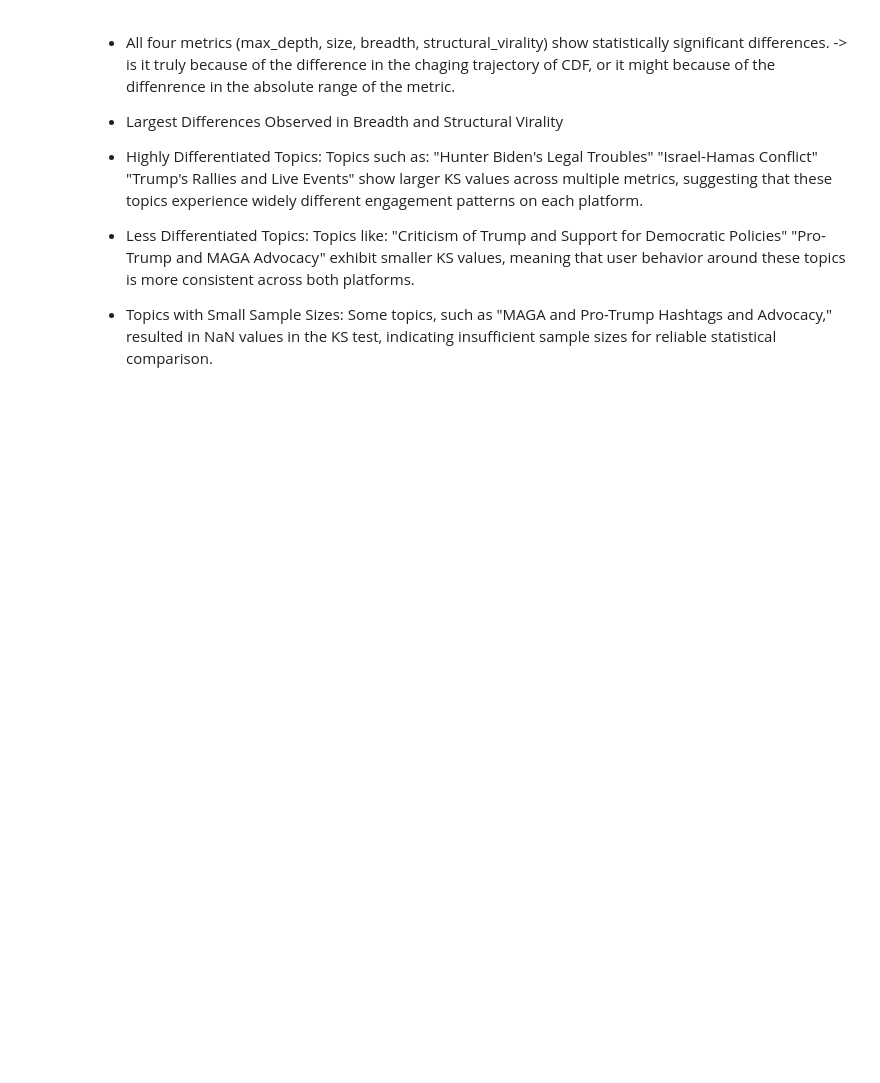
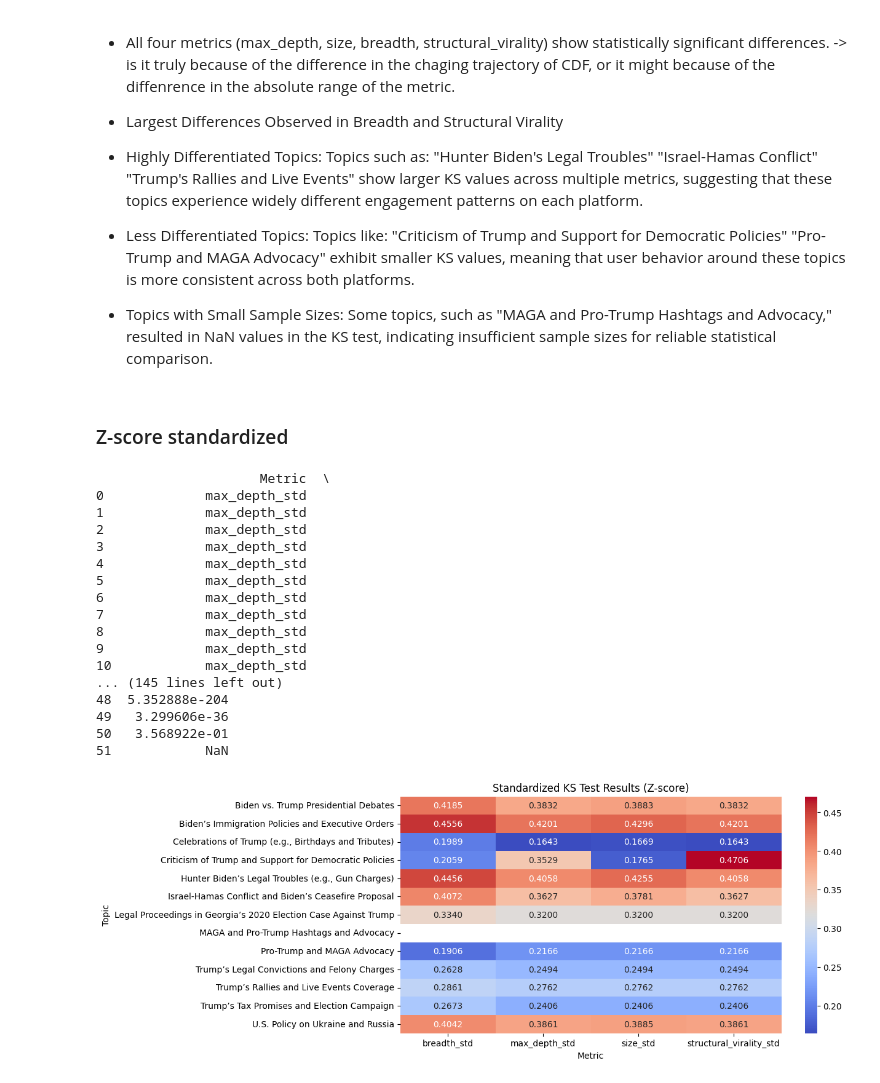
Before and after one commit to LiMaoUM/information-diffusion, a Jupyter notebook: src/reply_comparison_chen.ipynb, the cells around one changed output. Drawn from its saved outputs; the diff is of its cells as text; code cells hidden in the pictures; blank space fills up the shorter version.

Commit message:
response visualization update

```diff
--- a/src/reply_comparison_chen.ipynb
+++ b/src/reply_comparison_chen.ipynb
@@ -166,28 +166,51 @@ exhibit smaller KS values, meaning that user behavior around these topics is mor
 
 - Topics with Small Sample Sizes:
 Some topics, such as "MAGA and Pro-Trump Hashtags and Advocacy," resulted in NaN values in the KS test, indicating insufficient sample sizes for reliable statistical comparison.
+# %% [markdown]
+### Z-score standardized
 # %%
-# standardize
+# Standardize data and assign to new columns
 from sklearn.preprocessing import StandardScaler
 scaler = StandardScaler()
-metrics = ['max_depth', 'size', 'breadth', 'structural_virality']
-df[metrics] = scaler.fit_transform(df[metrics])
+# Define new column names for standardized metrics
+standardized_metrics = ['max_depth_std', 'size_std', 'breadth_std', 'structural_virality_std']
 
-# KS test
+df[standardized_metrics] = scaler.fit_transform(df[['max_depth', 'size', 'breadth', 'structural_virality']])
+
+# KS Test
 ks_results = []
-for metric in metrics:
+for metric in standardized_metrics:
     for topic in df['topic_label'].unique():
         topic_data = df[df['topic_label'] == topic]
         bsky_values = topic_data[topic_data['platform'] == 'bsky'][metric].dropna()
         ts_values = topic_data[topic_data['platform'] == 'ts'][metric].dropna()
         ks_stat, p_value = ks_2samp(bsky_values, ts_values)
         ks_results.append({'Metric': metric, 'Topic': topic, 'KS Statistic': ks_stat, 'P-value': p_value})
 
 ks_df = pd.DataFrame(ks_results)
 print(ks_df)
 
-# visualize
+# Visualize KS statistics
 plt.figure(figsize=(10, 5))
 sns.heatmap(ks_df.pivot(index='Topic', columns='Metric', values='KS Statistic'), annot=True, fmt='.4f', cmap='coolwarm')
-plt.title('Standardized KS Test Results')
+plt.title('Standardized KS Test Results (Z-score)')
 plt.show()
+# %% [output]
+                     Metric  \
+0             max_depth_std
+1             max_depth_std
+2             max_depth_std
+3             max_depth_std
+4             max_depth_std
+5             max_depth_std
+6             max_depth_std
+7             max_depth_std
+8             max_depth_std
+9             max_depth_std
+10            max_depth_std
+... (145 lines left out)
+48  5.352888e-204
+49   3.299606e-36
+50   3.568922e-01
+51            NaN
+[figure, added]
```
Also changed, not shown: 1 other file.
